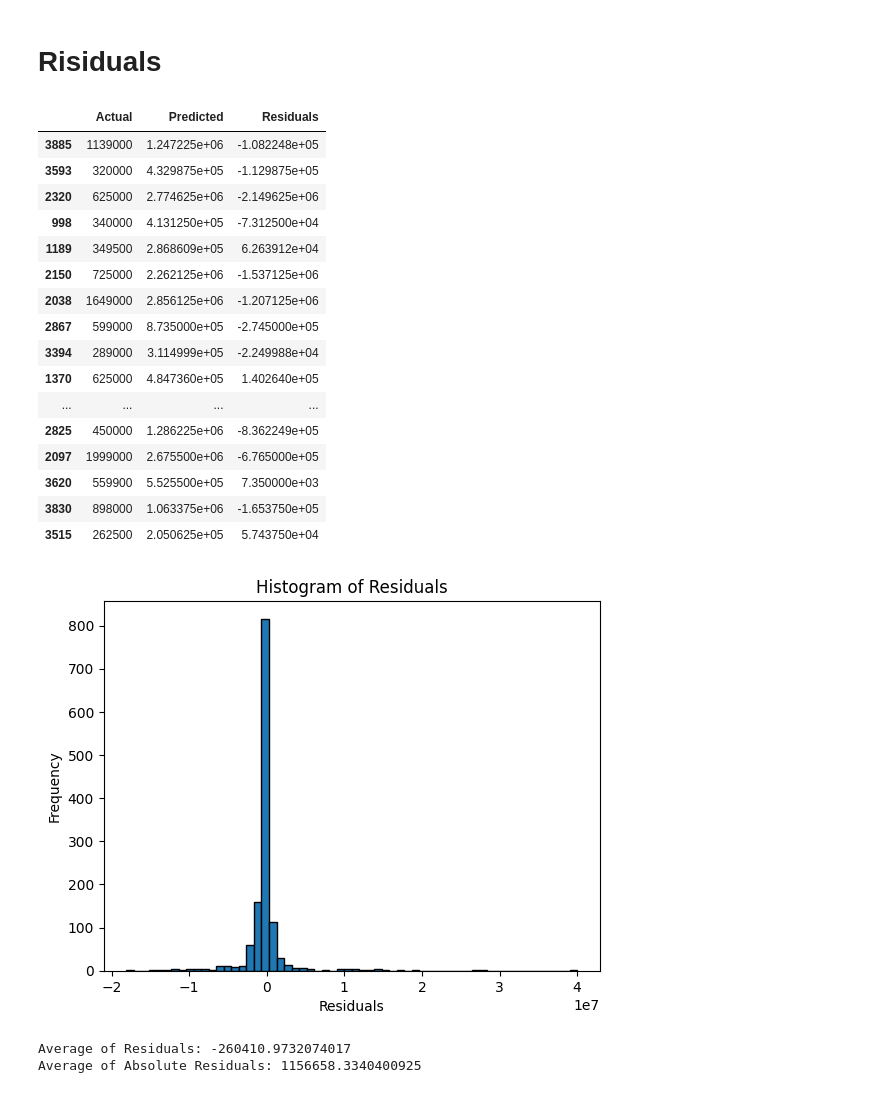
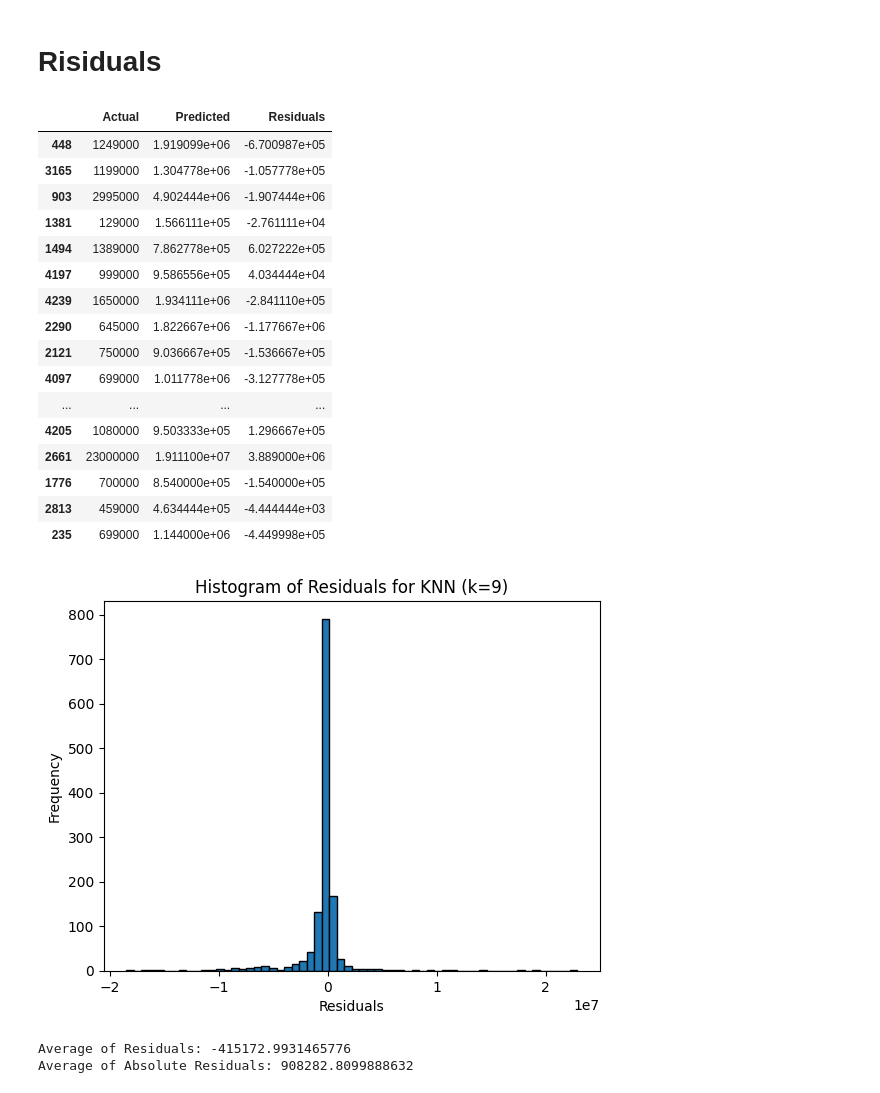
Before and after one commit to samihaque/ny-house-price, a Jupyter notebook: code/model_create_kNN.ipynb, the cells around one changed output. Saved outputs shown, nothing was run; the diff lists cells and outputs as text; code cells hidden in the pictures.

```diff
--- a/code/model_create_kNN.ipynb
+++ b/code/model_create_kNN.ipynb
@@ -370,7 +370,7 @@ Average of Absolute Residuals: 1105387.3180416345
 # %% [markdown]
 # Now we will try using less variables
 # %%
-x = df_work.drop(columns = ['price', 'latitude', 'longitude'])
+x = df_work.drop(columns = ['price', 'type_contingent', 'type_pending', 'type_multi-family home for sale', 'type_house for sale'])
 y = df_work['price']
 x.head()
 # %% [output]
@@ -504,8 +504,8 @@ lowest_mse_test is found from k value =  9
 lowest_mse_train is found from k value =  1
 lowest_mse_diff is found from k value =  9
 # %%
-# Try k-nearest neighbor regression with k= 8
+# Try k-nearest neighbor regression with k= 9
 
-knn_scale_best_few = KNeighborsRegressor(n_neighbors = 8)
+knn_scale_best_few = KNeighborsRegressor(n_neighbors = 9)
 knn_scale_best_few.fit(x_train_scaled, y_train)
 # %% [output]
@@ -609,45 +602,45 @@ df_residuals = pd.DataFrame({'Actual': y_test, 'Predicted': predictions, 'Residu
 df_residuals.head(50)
 # %% [output]
 |  | Actual | Predicted | Residuals |
-| 3885 | 1139000 | 1.247225e+06 | -1.082248e+05 |
-| 3593 | 320000 | 4.329875e+05 | -1.129875e+05 |
-| 2320 | 625000 | 2.774625e+06 | -2.149625e+06 |
-| 998 | 340000 | 4.131250e+05 | -7.312500e+04 |
-| 1189 | 349500 | 2.868609e+05 | 6.263912e+04 |
-| 2150 | 725000 | 2.262125e+06 | -1.537125e+06 |
-| 2038 | 1649000 | 2.856125e+06 | -1.207125e+06 |
-| 2867 | 599000 | 8.735000e+05 | -2.745000e+05 |
-| 3394 | 289000 | 3.114999e+05 | -2.249988e+04 |
-| 1370 | 625000 | 4.847360e+05 | 1.402640e+05 |
+| 448 | 1249000 | 1.919099e+06 | -6.700987e+05 |
+| 3165 | 1199000 | 1.304778e+06 | -1.057778e+05 |
+| 903 | 2995000 | 4.902444e+06 | -1.907444e+06 |
+| 1381 | 129000 | 1.566111e+05 | -2.761111e+04 |
+| 1494 | 1389000 | 7.862778e+05 | 6.027222e+05 |
+| 4197 | 999000 | 9.586556e+05 | 4.034444e+04 |
+| 4239 | 1650000 | 1.934111e+06 | -2.841110e+05 |
+| 2290 | 645000 | 1.822667e+06 | -1.177667e+06 |
+| 2121 | 750000 | 9.036667e+05 | -1.536667e+05 |
+| 4097 | 699000 | 1.011778e+06 | -3.127778e+05 |
 | ... | ... | ... | ... |
-| 2825 | 450000 | 1.286225e+06 | -8.362249e+05 |
-| 2097 | 1999000 | 2.675500e+06 | -6.765000e+05 |
-| 3620 | 559900 | 5.525500e+05 | 7.350000e+03 |
-| 3830 | 898000 | 1.063375e+06 | -1.653750e+05 |
-| 3515 | 262500 | 2.050625e+05 | 5.743750e+04 |
+| 4205 | 1080000 | 9.503333e+05 | 1.296667e+05 |
+| 2661 | 23000000 | 1.911100e+07 | 3.889000e+06 |
+| 1776 | 700000 | 8.540000e+05 | -1.540000e+05 |
+| 2813 | 459000 | 4.634444e+05 | -4.444444e+03 |
+| 235 | 699000 | 1.144000e+06 | -4.449998e+05 |
 # %%
 import matplotlib.pyplot as plt
 
 
 # Plot histogram of residuals
 plt.hist(residuals, bins=60, edgecolor='black')
-plt.title('Histogram of Residuals')
+plt.title('Histogram of Residuals for KNN (k=9)')
 plt.xlabel('Residuals')
 plt.ylabel('Frequency')
 plt.show()
 
 # Calculate and print the average of residuals
 average_residuals = residuals.mean()
 print(f'Average of Residuals: {average_residuals}')
 
 
 # Calculate absolute residuals
 absolute_residuals = np.abs(residuals)
 
 # Calculate and print the average of absolute residuals
 average_absolute_residuals = absolute_residuals.mean()
 print(f'Average of Absolute Residuals: {average_absolute_residuals}')
 # %% [output]
-[figure, old version]
+[figure, new version]
-Average of Residuals: -260410.9732074017
-Average of Absolute Residuals: 1156658.3340400925
+Average of Residuals: -415172.9931465776
+Average of Absolute Residuals: 908282.8099888632
```
Also changed, not shown: parts of 16 cells of this notebook, 17 other files.
